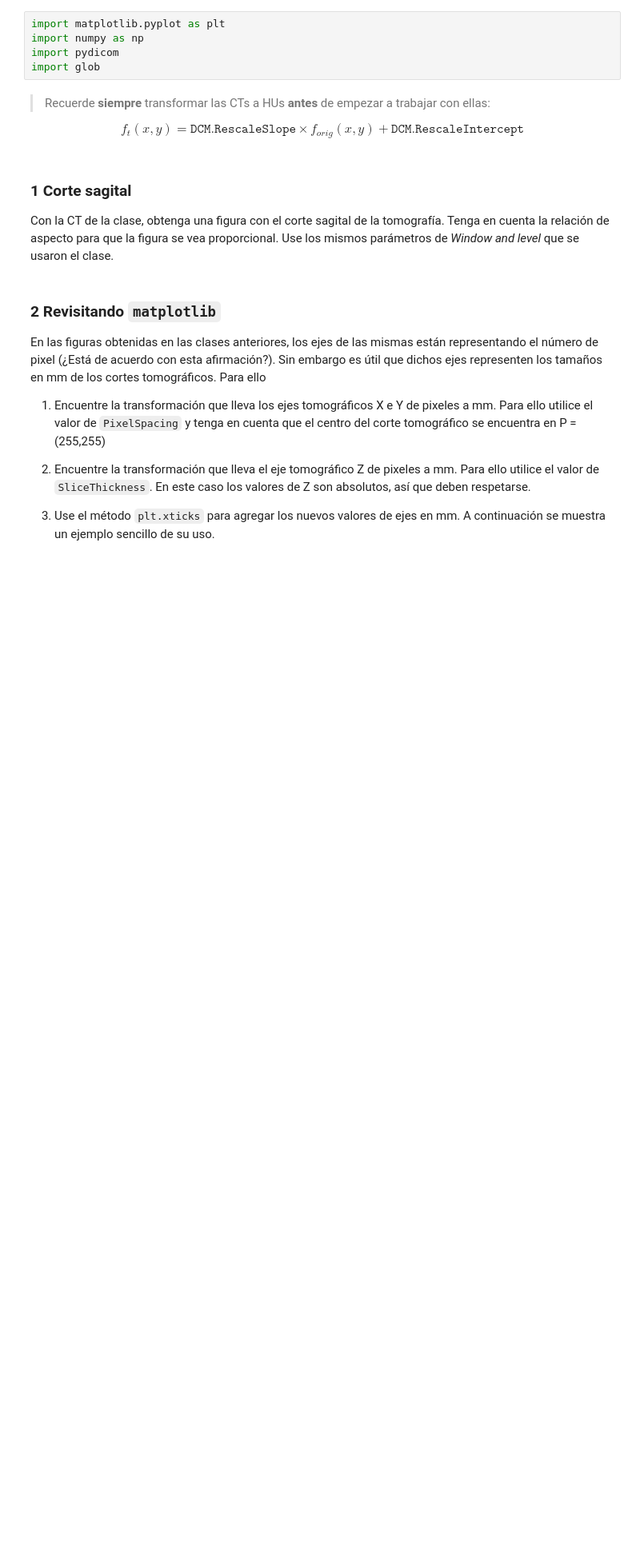
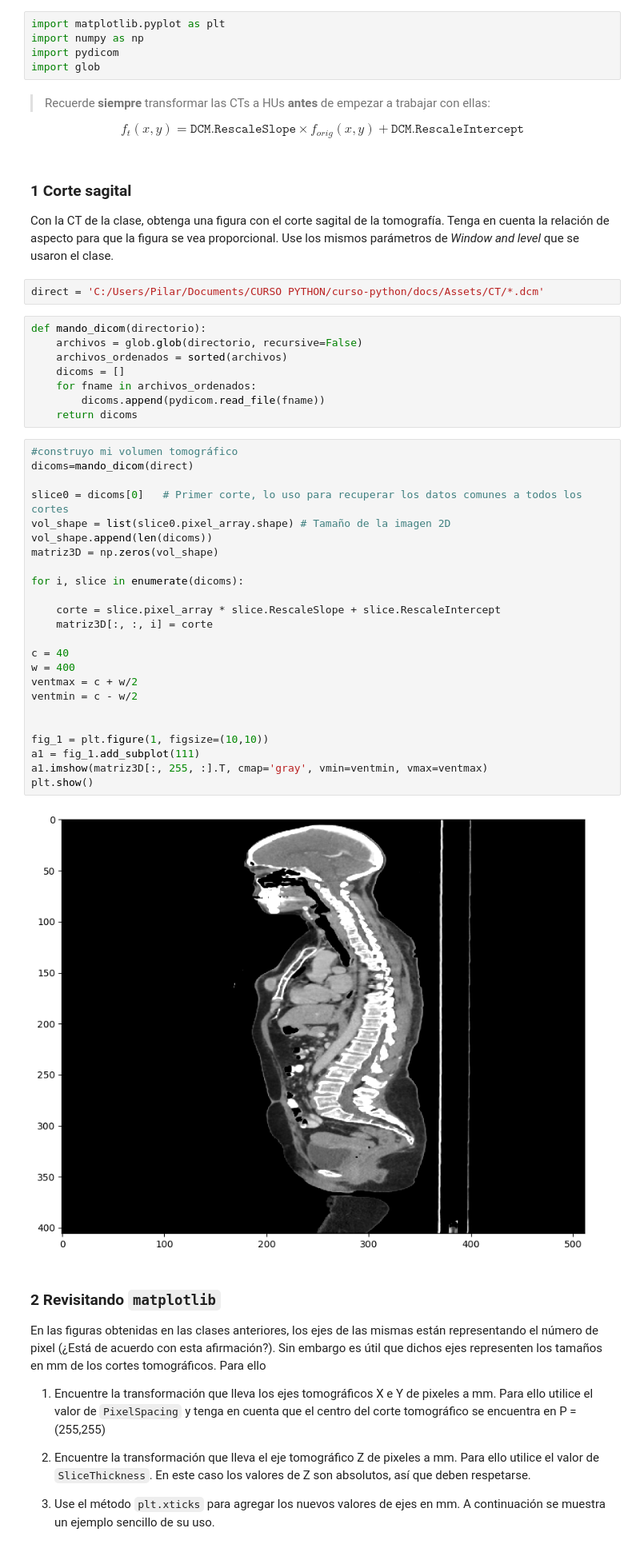
Before and after one commit to fcolavecchia/curso-python, a Jupyter notebook: docs/Ejercicios/Trabajo Práctico A.ipynb, the cells around one changed output. Shown: that part at 80% size. Drawn from its saved outputs; the diff is of its cells as text; blank space fills up the shorter version.

Commit message:
tp A dicom

```diff
--- a/docs/Ejercicios/Trabajo Práctico A.ipynb
+++ b/docs/Ejercicios/Trabajo Práctico A.ipynb
@@ -20,6 +20,42 @@ $$
 ### 1 Corte sagital
 
 Con la CT de la clase, obtenga una figura con el corte sagital de la tomografía. Tenga en cuenta la relación de aspecto para que la figura se vea proporcional. Use los mismos parámetros de *Window and level* que se usaron el clase.
+# %%
+direct = 'C:/Users/Pilar/Documents/CURSO PYTHON/curso-python/docs/Assets/CT/*.dcm'
+# %%
+def mando_dicom(directorio):
+    archivos = glob.glob(directorio, recursive=False)
+    archivos_ordenados = sorted(archivos)
+    dicoms = []
+    for fname in archivos_ordenados:
+        dicoms.append(pydicom.read_file(fname))
+    return dicoms
+# %%
+#construyo mi volumen tomográfico
+dicoms=mando_dicom(direct)
+
+slice0 = dicoms[0]   # Primer corte, lo uso para recuperar los datos comunes a todos los cortes
+vol_shape = list(slice0.pixel_array.shape) # Tamaño de la imagen 2D
+vol_shape.append(len(dicoms))
+matriz3D = np.zeros(vol_shape)
+
+for i, slice in enumerate(dicoms):
+
+    corte = slice.pixel_array * slice.RescaleSlope + slice.RescaleIntercept
+    matriz3D[:, :, i] = corte
+
+c = 40
+w = 400
+ventmax = c + w/2
+ventmin = c - w/2
+
+
+fig_1 = plt.figure(1, figsize=(10,10))
+a1 = fig_1.add_subplot(111)
+a1.imshow(matriz3D[:, 255, :].T, cmap='gray', vmin=ventmin, vmax=ventmax)
+plt.show()
+# %% [output]
+[figure, added]
 # %% [markdown]
 ### 2 Revisitando `matplotlib`
 
```
Also changed, not shown: parts of 3 cells of this notebook, 2 other files.
